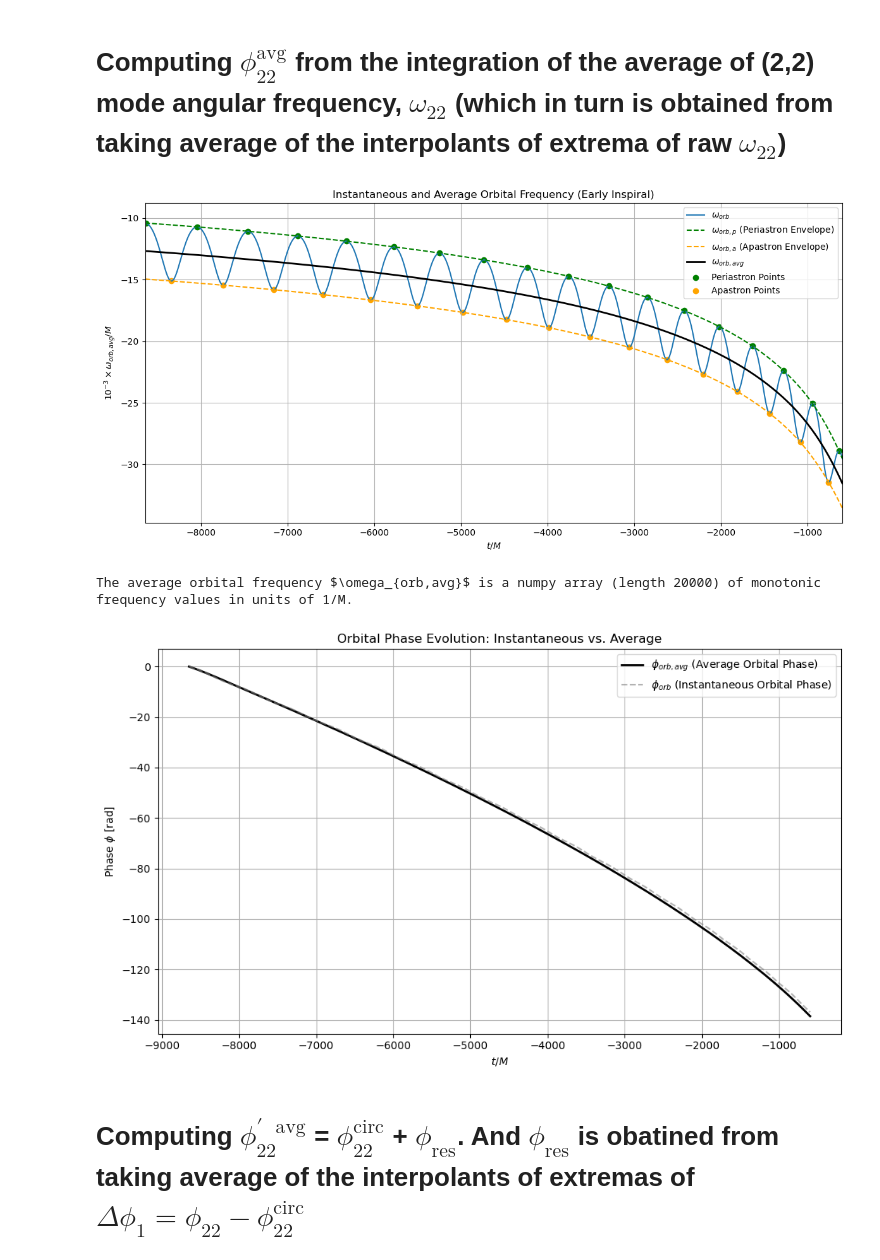
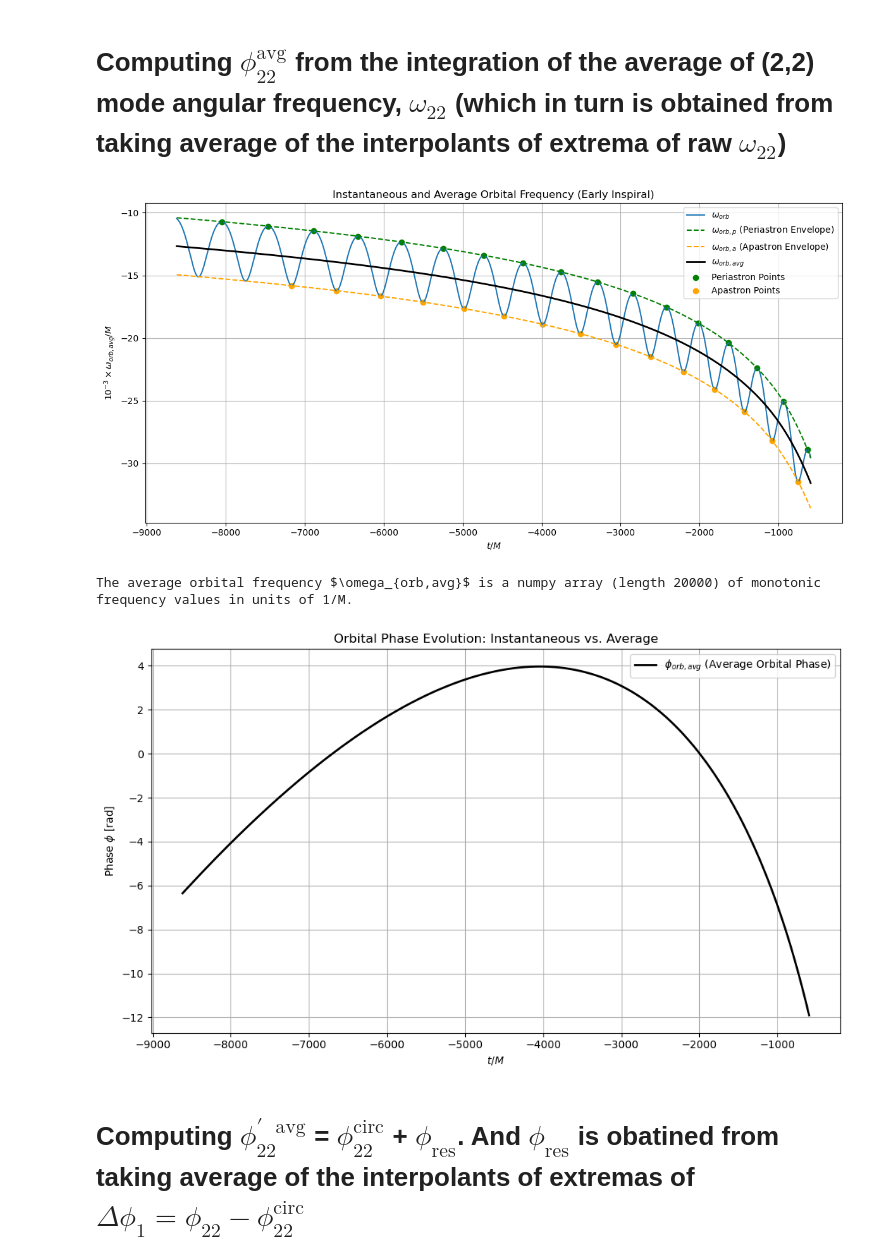
Before and after one commit to AfrozSaqlain/GWSurrogate, a Jupyter notebook: notebooks/esigma_eccentric_harmonics_within_ISCO_sarathi.ipynb, the cells around one changed output. Saved outputs shown, nothing was run; the diff lists cells and outputs as text; code cells hidden in the pictures.

```diff
--- a/notebooks/esigma_eccentric_harmonics_within_ISCO_sarathi.ipynb
+++ b/notebooks/esigma_eccentric_harmonics_within_ISCO_sarathi.ipynb
@@ -88,7 +88,7 @@ t_of_x_spline = CubicSpline(orb_vars['x'].data, orb_vars['x'].sample_times/ t0)
 x_val = np.linspace(orb_vars['x'].data.min(), 0.1, 20_000)
 
 t_val = t_of_x_spline(x_val)
-t_val = np.linspace(t_val[0], t_val[-1], 20_000)
+t_val = np.linspace(t_val[20], t_val[-1], 20_000)
 
 ref_signal_amp = np.abs(ref_signal)
 ref_signal_phase = np.unwrap(np.angle(ref_signal))
@@ -319,22 +319,24 @@ phase_22 = np.unwrap(np.angle(h_22))
 omega_22 = np.gradient(phase_22, dt)
 omega_orb = omega_22 / 2.0
 
-window_length = 51
-poly_order = 3
+# window_length = 51
+# poly_order = 3
 
-if len(omega_orb) < window_length:
-    window_length = len(omega_orb) - 1 if len(omega_orb) % 2 == 0 else len(omega_orb)
-    if window_length < 3:
-         omega_orb_smoothed = omega_orb
-    else:
-         omega_orb_smoothed = savgol_filter(omega_orb, window_length, poly_order)
-else:
-    omega_orb_smoothed = savgol_filter(omega_orb, window_length, poly_order)
+# if len(omega_orb) < window_length:
+#     window_length = len(omega_orb) - 1 if len(omega_orb) % 2 == 0 else len(omega_orb)
+#     if window_length < 3:
+#          omega_orb_smoothed = omega_orb
+#     else:
+#          omega_orb_smoothed = savgol_filter(omega_orb, window_length, poly_order)
+# else:
+#     omega_orb_smoothed = savgol_filter(omega_orb, window_length, poly_order)
 
-max_indices = argrelextrema(omega_orb_smoothed, np.greater)[0]
+# max_indices = argrelextrema(omega_orb_smoothed, np.greater)[0]
+max_indices = argrelextrema(omega_orb, np.greater)[0]
 
-min_indices = argrelextrema(omega_orb_smoothed, np.less)[0]
-min_indices = min_indices[1:]
+# min_indices = argrelextrema(omega_orb_smoothed, np.less)[0]
+min_indices = argrelextrema(omega_orb, np.less)[0]
+min_indices = min_indices[2:]
 
 t_p = t[max_indices]
 omega_orb_p = omega_orb[max_indices]
@@ -369,21 +371,21 @@ omega_orb_avg = (omega_orb_p_cont + omega_orb_a_cont) / 2.0
 # %%
 plt.figure(figsize=(12, 6))
 plt.plot(t, omega_orb * 1e3, label=r'$\omega_{orb}$') # Scale for better visibility
 plt.plot(t, omega_orb_p_cont * 1e3, label=r'$\omega_{orb,p}$ (Periastron Envelope)', linestyle='--', color='green')
 plt.plot(t, omega_orb_a_cont * 1e3, label=r'$\omega_{orb,a}$ (Apastron Envelope)', linestyle='--', color='orange')
 plt.plot(t, omega_orb_avg * 1e3, label=r'$\omega_{orb,avg}$', color='black', linewidth=2)
 plt.scatter(t[max_indices], omega_orb[max_indices] * 1e3, color='green', marker='o', label='Periastron Points')
 plt.scatter(t[min_indices], omega_orb[min_indices] * 1e3, color='orange', marker='o', label='Apastron Points')
 plt.xlabel(r'$t/M$')
 plt.ylabel(r'$10^{-3} \times \omega_{orb, avg}/M$')
 plt.title('Instantaneous and Average Orbital Frequency (Early Inspiral)')
-plt.xlim(t[0], t[-1])
+# plt.xlim(t[0], t[-1])
 plt.grid(True)
 plt.legend()
 plt.tight_layout()
 plt.show()
 
 print(rf"The average orbital frequency $\omega_{{orb,avg}}$ is a numpy array (length {len(omega_orb_avg)}) of monotonic frequency values in units of 1/M.")
 # %% [output]
-[figure, old version]
+[figure, new version]
 The average orbital frequency $\omega_{orb,avg}$ is a numpy array (length 20000) of monotonic frequency values in units of 1/M.
@@ -436,9 +440,13 @@ phi_orb_avg = phi_orb_avg - phi_orb_avg[0]
 
 plt.figure(figsize=(10, 6))
 
-plt.plot(t, phi_orb_avg, label=r'$\phi_{orb,avg}$ (Average Orbital Phase)', color='black', linewidth=2)
+phi_detrended = detrend(phi_orb)
+phi_orb_avg_detrend = detrend(phi_orb_avg)
 
-plt.plot(t, phi_orb, label=r'$\phi_{orb}$ (Instantaneous Orbital Phase)', linestyle='--', color='gray', alpha=0.6)
+# plt.plot(t, phi_orb_avg, label=r'$\phi_{orb,avg}$ (Average Orbital Phase)', color='black', linewidth=2)
+plt.plot(t, phi_orb_avg_detrend, label=r'$\phi_{orb,avg}$ (Average Orbital Phase)', color='black', linewidth=2)
+
+# plt.plot(t, phi_orb, label=r'$\phi_{orb}$ (Instantaneous Orbital Phase)', linestyle='--', color='gray', alpha=0.6)
 
 plt.xlabel(r'$t/M$')
 plt.ylabel(r'Phase $\phi$ [rad]')
@@ -448,7 +456,7 @@ plt.legend()
 plt.tight_layout()
 plt.show()
 # %% [output]
-[figure, old version]
+[figure, new version]
 # %% [markdown]
 # Computing $\phi_{22}^{\prime \text{ } \text{avg}}$ = $\phi_{22}^{\text{circ}}$ + $\phi_{\text{res}}$. And $\phi_{\text{res}}$ is obatined from taking average of the interpolants of extremas of $\Delta \phi_1 = \phi_{22} - \phi_{22}^{\text{circ}}$
 # %%
```
Also changed, not shown: parts of 8 cells of this notebook.
